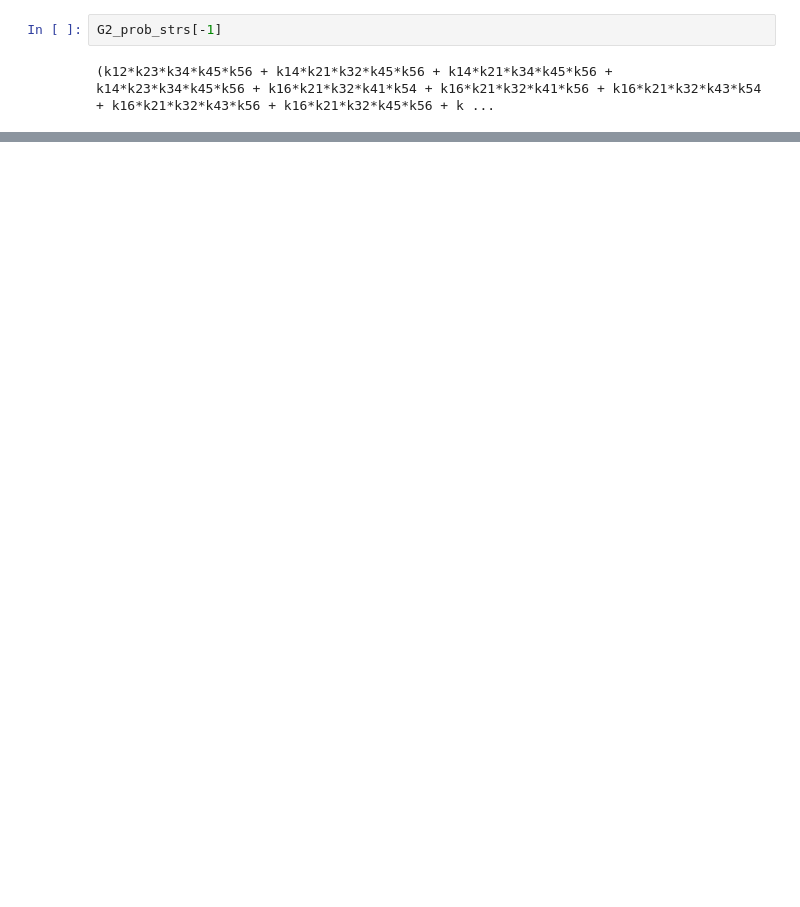
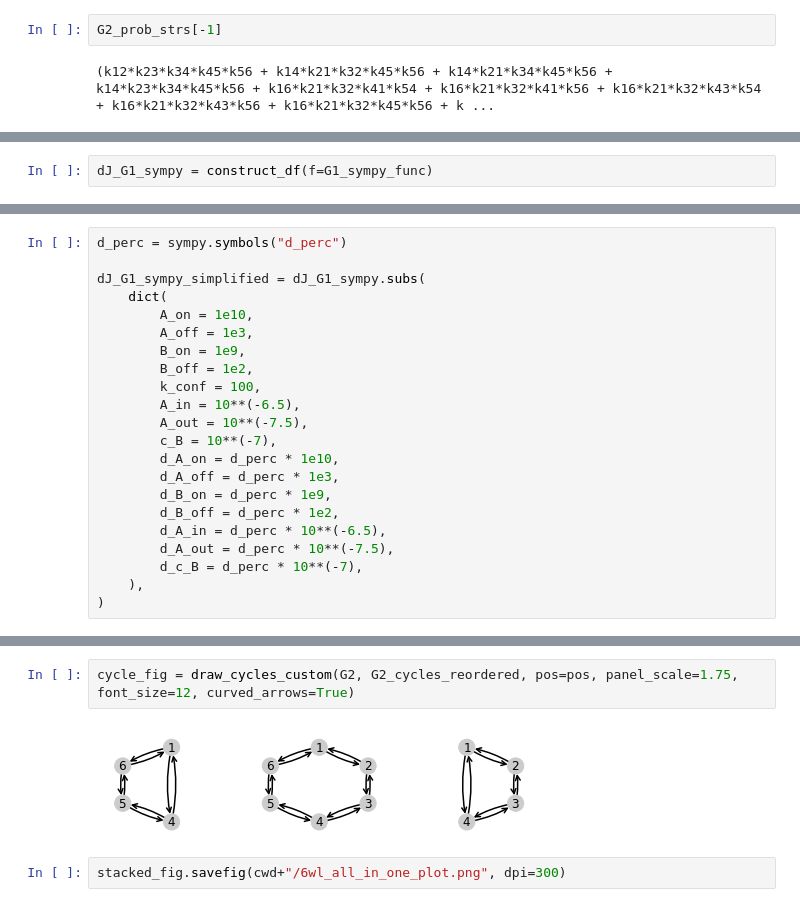
Before and after one commit to Becksteinlab/kda-examples, a Jupyter notebook: kda_analysis/test_models/6_state_leakage.ipynb, the cells around one changed output, grey strips where cells are left out. Saved outputs shown, nothing was run; the diff lists cells and outputs as text; blank space fills up the shorter version.

```diff
--- a/kda_analysis/test_models/6_state_leakage.ipynb
+++ b/kda_analysis/test_models/6_state_leakage.ipynb
@@ -203,0 +211,2 @@ G1_net_cycle_flux_func = expressions.construct_lambda_funcs(G1_sympy_func, rate_
+# %%
+dJ_G1_sympy = construct_df(f=G1_sympy_func)
@@ -203,0 +215,22 @@ G1_net_cycle_flux_func = expressions.construct_lambda_funcs(G1_sympy_func, rate_
+# %%
+d_perc = sympy.symbols("d_perc")
+
+dJ_G1_sympy_simplified = dJ_G1_sympy.subs(
+    dict(
+        A_on = 1e10,
+        A_off = 1e3,
+        B_on = 1e9,
+        B_off = 1e2,
+        k_conf = 100,
+        A_in = 10**(-6.5),
+        A_out = 10**(-7.5),
+        c_B = 10**(-7),
+        d_A_on = d_perc * 1e10,
+        d_A_off = d_perc * 1e3,
+        d_B_on = d_perc * 1e9,
+        d_B_off = d_perc * 1e2,
+        d_A_in = d_perc * 10**(-6.5),
+        d_A_out = d_perc * 10**(-7.5),
+        d_c_B = d_perc * 10**(-7),
+    ),
+)
@@ -264,0 +449,6 @@ findfont: Font family ['Helvetica'] not found. Falling back to DejaVu Sans.
+# %%
+cycle_fig = draw_cycles_custom(G2, G2_cycles_reordered, pos=pos, panel_scale=1.75, font_size=12, curved_arrows=True)
+# %% [output]
+[figure, added]
+# %%
+stacked_fig.savefig(cwd+"/6wl_all_in_one_plot.png", dpi=300)
```
Also changed, not shown: parts of 46 cells of this notebook.
